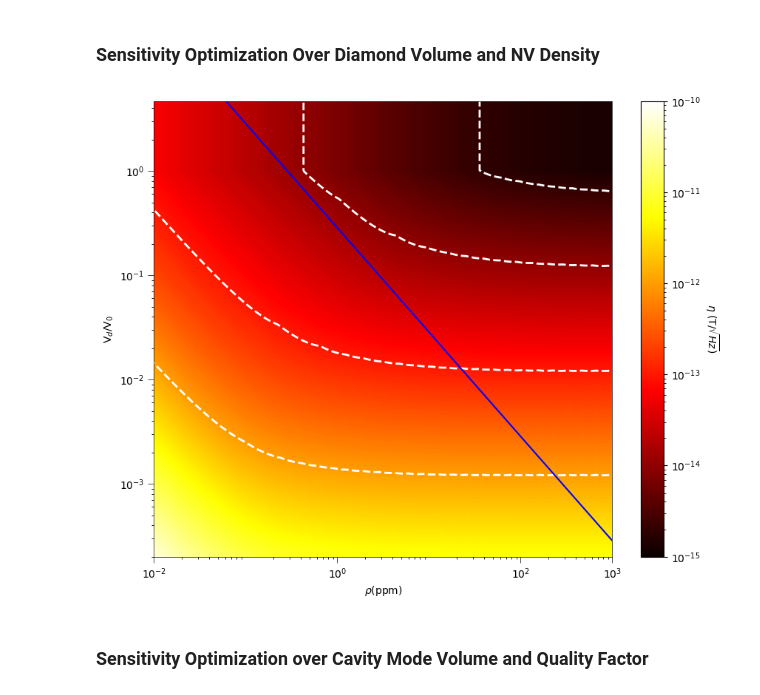
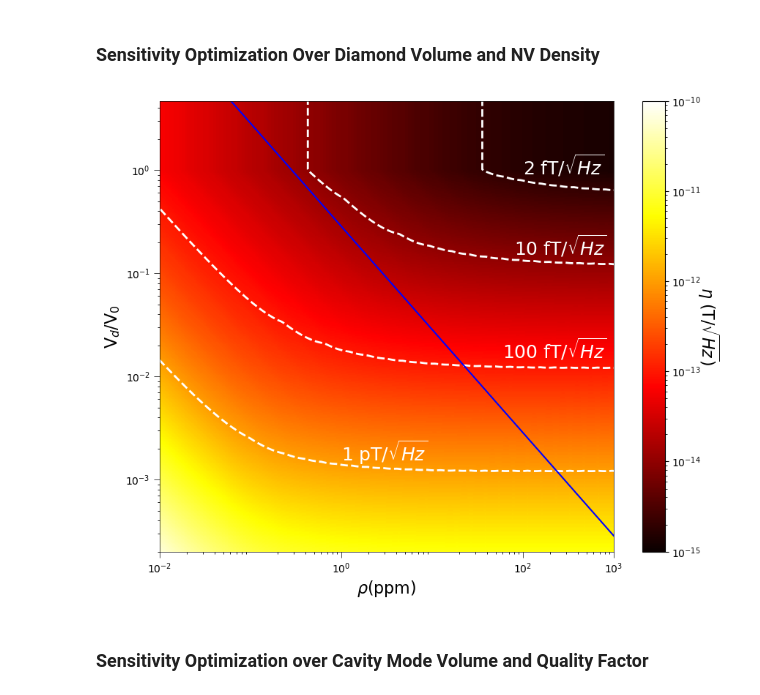
Before and after one commit to JackRich1/NV-cavity-QED, a Jupyter notebook: Cavity_QED_Sensor.ipynb, the cells around one changed output. Saved outputs shown, nothing was run; the diff lists cells and outputs as text; code cells hidden in the pictures.

```diff
--- a/Cavity_QED_Sensor.ipynb
+++ b/Cavity_QED_Sensor.ipynb
@@ -236,10 +236,10 @@ import numpy as np
 import matplotlib.pyplot as plt
 from matplotlib.colors import LogNorm
 
-#  Fig4(a)
+P_per_NV = 5/(3e-3*3e-3*0.9e-3*(4 * 3.51 / 12.01 * 6.022e23))
 
-rr = np.logspace(-3, 5, 501)
-GammaList = 330e3 * rr  # inhomogeneous linewidth (Hz)
+rho_list = np.logspace(-3, 5, 501)
+GammaList = 330e3 * rho_list  # inhomogeneous linewidth (Hz)
 gammaoList = np.linspace(10, 100, 21) * 1e3  # optical polarization rate
 gamma = 4e3   # homogeneoud linewidth
 
@@ -248,7 +248,7 @@ vot = np.sqrt(10**(PowerList / 10) * 1e-3 * 50)
 
 r1 = np.logspace(-3.5, 3, 501)
 Vd = 3e-3 * 3e-3 * 0.9e-3   # diamond volume
-V0list = Vd * r1   # list of cavity mode volume values
+V0list = Vd * r1
 mu0 = 4 * np.pi * 1e-7
 energy = 6.626e-34 * 2.87e9   # h * omega
 kc0 = 130e3   # cavity linewidth
@@ -261,17 +261,19 @@ beta2 = alpha2 * kc1
 
 V = 1 * energy / 3 / gs**2 * (28e9)**2 * mu0  # 2/3 due to the geometry factor
 
-sens = np.zeros((len(r1), len(rr)))
+sens = np.zeros((len(V0list), len(rho_list)))
+powers = np.zeros((len(V0list), len(rho_list)))
 
 for ii in range(len(r1)):
-    for jj in range(len(rr)):
+    for jj in range(len(rho_list)):
+        rho = rho_list[jj]
         sens0 = []
         for kk in range(len(gammaoList)):
             gammao = gammaoList[kk]
             gamma1 = gamma + gammao
             V0 = V0list[ii]   # cavity mode volume
             Gamma = GammaList[jj]   # inhomogeneous linewidth
-            geff = 0.19e6 * np.sqrt(rr[jj]) * np.sqrt(min(V, V0) / V0) * np.sqrt(V0 / Vd)   #effective coupling strength
+            geff = 0.19e6 * np.sqrt(rho) * np.sqrt(min(V, V0) / V0) * np.sqrt(V0 / Vd)   #effective coupling strength
             xi1 = np.sqrt(4 * 2 * gs**2 * alpha2 / gammao * gamma1 + gamma1**2)
             alpha2_v2 = kc1 * beta2 / (kc / 2 + geff**2 * 2 * gamma1 / xi1 / (Gamma + xi1))**2
             xi3 = np.sqrt(4 * 2 * gs**2 * alpha2_v2 / gammao * gamma1 + gamma1**2)
@@ -283,15 +285,18 @@ for ii in range(len(r1)):
             Gamma1 = Gamma + gamma1 / xi2
             CC = kc1 * Gamma1 * geff2**2 / (Gamma1**2 / 4 * kc**2 / 4 + geff2**2 * Gamma1 * kc / 2 + geff2**4)
             noise = 0.45e-9 - 0.1345e-9 * CC
-            sens0.append(min(noise / dVdB / 1e4))
-        sens[ii, jj] = min(sens0)
+            power = P_per_NV * (rho * 3.51 / 12.01 * 6.022e23) * V0
+            sens0.append((min(noise / dVdB / 1e4), power))
+        min_sens = min(sens0, key=lambda t: t[0])
+        sens[ii, jj] = min_sens[0]
+        powers[ii,jj] = min_sens[1]
 # %%
 # Create the figure
 plt.figure(figsize=(10, 8))
 
 # Calculate rr2 and set the image plot
-rr2 = rr * 4
-rr1 = r1 * Vd / V
+rr2 = rho_list * 4
+rr1 = V0list / V
 
 # Create a meshgrid for rr2 and rr1
 RR2, RR1 = np.meshgrid(rr2, rr1)
@@ -305,45 +310,50 @@ plt.yscale('log')
 
 # Add color bar and label it
 cbar = plt.colorbar()
-cbar.set_label(r'$\eta$ (T/$\sqrt{Hz}$)', rotation=270, labelpad=20)
+cbar.set_label(r'$\eta$ (T/$\sqrt{Hz}$)', rotation=270, labelpad=20, fontsize=16)
 
 # Set axis labels and limits
-plt.xlabel(r'$\rho$(ppm)')
-plt.ylabel(r'V$_{d}$/V$_{0}$')
+plt.xlabel(r'$\rho$(ppm)', fontsize=16)
+plt.ylabel(r'V$_{d}$/V$_{0}$', fontsize=16)
 plt.xlim([1e-2, 1e3])
 plt.ylim([2e-4, 4.68])
 
 # Set the line width and tick length
 ax = plt.gca()
 ax.spines['top'].set_linewidth(0.5)
 ax.spines['right'].set_linewidth(0.5)
 ax.spines['bottom'].set_linewidth(0.5)
 ax.spines['left'].set_linewidth(0.5)
 ax.tick_params(width=0.5, length=6)
 
 # Generate contour levels
 contour_levels = [2e-15, 1e-14, 1e-13, 1e-12]
 contour = plt.contour(RR2, RR1, sens, levels=contour_levels, colors='w', linewidths=2, linestyles='--')
-plt.clabel(contour, inline=False, fontsize=18, fmt='%.1e', colors='white')
+plt.clabel(contour, inline=True, fontsize=18, fmt='%.1e', colors='white')
+
+plt.text(1, 0.0015, r'1 pT/$\sqrt{Hz}$', fontsize=18, color='white')
+plt.text(60, 0.015, r'100 fT/$\sqrt{Hz}$', fontsize=18, color='white')
+plt.text(80, 0.15, r'10 fT/$\sqrt{Hz}$', fontsize=18, color='white')
+plt.text(100, 0.9, r'2 fT/$\sqrt{Hz}$', fontsize=18, color='white')
 
 # Calculate and plot additional lines
 h = 2e-26 / 3.5e3 / 3.1e-21 / 4e-6 * 3.4 * 100  # cm
 S = np.pi * 0.5**2
 V2 = h * S / 1.73
 
 xx = rr2
 yy = V2 * 4 / xx
 
 plt.plot(xx, yy, color='blue')  # optiacl polarizatoin limit
 
 ax = plt.gca()
 ax.set_xticks([1e-2, 1e0, 1e2, 1e3])
 ax.set_yticks([1e-3, 1e-2, 1e-1, 1])
 
 # Show the plot
 plt.show()
 # %% [output]
-[figure, old version]
+[figure, new version]
 # %% [markdown]
 ### Sensitivity Optimization over Cavity Mode Volume and Quality Factor
 # %%
```
Also changed, not shown: parts of 6 cells of this notebook.
